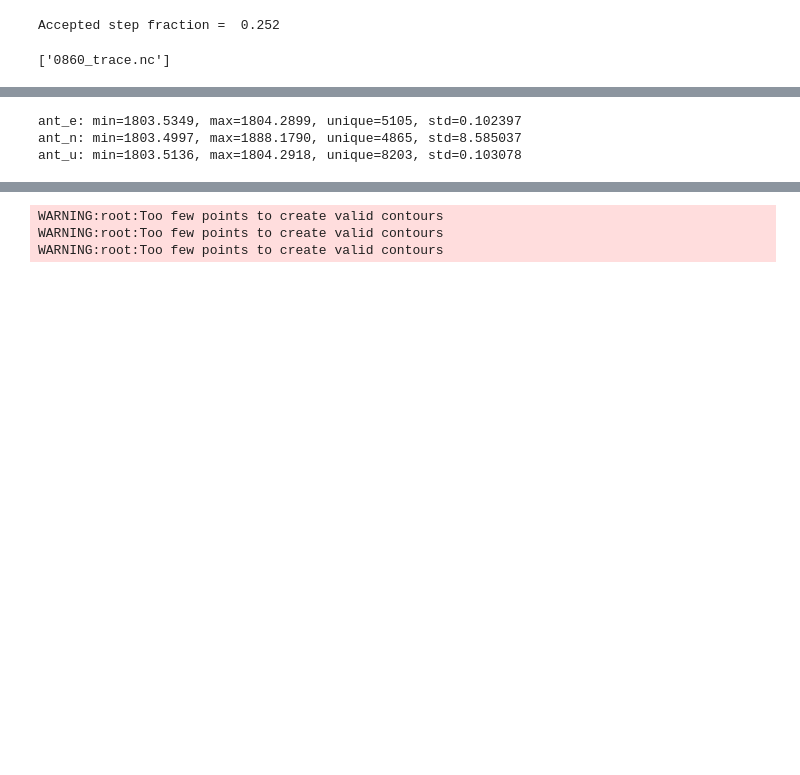
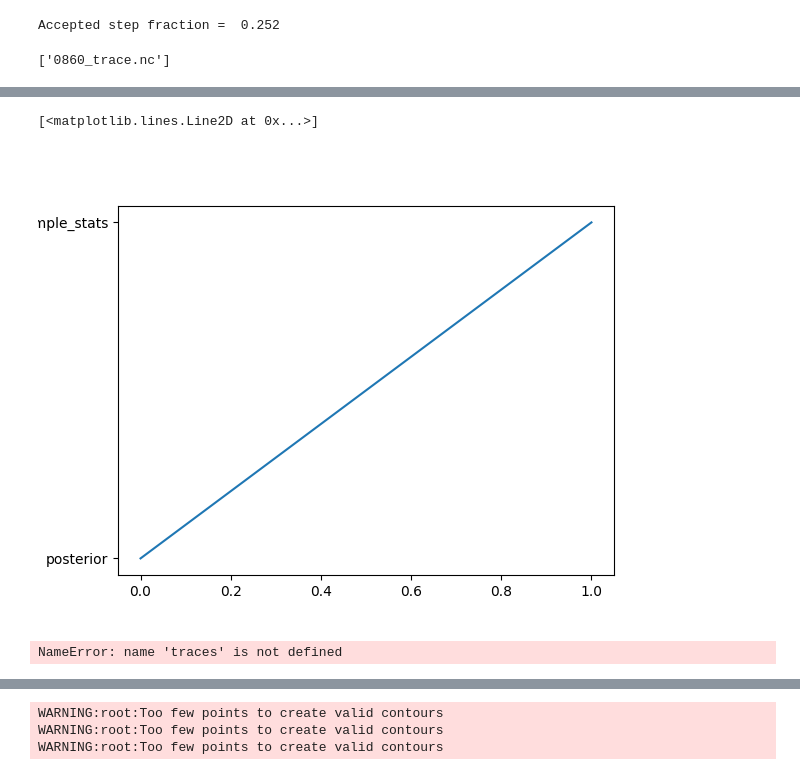
Before and after one commit to AaronParsons/eigsep_terrain, a Jupyter notebook: notebooks/EIGSEP Image Fit.ipynb, the cells around one changed output, grey strips where cells are left out. Drawn from its saved outputs; the diff is of its cells as text; code cells hidden in the pictures; blank space fills up the shorter version.

Commit message:
loading trace

```diff
--- a/notebooks/EIGSEP Image Fit.ipynb
+++ b/notebooks/EIGSEP Image Fit.ipynb
@@ -253,7 +257,7 @@ traces = {f.split('_')[0]: arviz.from_netcdf(f) for f in trace_files}
 ['0860_trace.nc']
 # %%
 # Load the trace file
-trace = arviz.from_netcdf("0860_trace.nc")
+trace = arviz.from_netcdf("/Users/komalkaur/Desktop/eigsep_stuff/eigsep_terrain/eigsep_terrain/trace_seed993.nc")
 
 # Check if it actually has samples (not constants)
 print("Checking if samples vary:")
@@ -268,3 +285,9 @@ ant_u: shape=(4, 2000, 3), std=1.030777e-01, range=7.782211e-01
+# %%
+fig, ax = plt.subplots()
+ax.plot(trace)
+# %% [output]
+[<matplotlib.lines.Line2D at 0x...>]
+[figure, added]
 # %%
 # Check if 0860 parameters actually vary
 posterior = traces['0860'].posterior
@@ -274,9 +297,7 @@ for var in posterior.data_vars:
     print(f"{var}: min={data.min():.4f}, max={data.max():.4f}, "
           f"unique={len(np.unique(data))}, std={data.std():.6f}")
 # %% [output]
-ant_e: min=1803.5349, max=1804.2899, unique=5105, std=0.102397
-ant_n: min=1803.4997, max=1888.1790, unique=4865, std=8.585037
-ant_u: min=1803.5136, max=1804.2918, unique=8203, std=0.103078
+NameError: name 'traces' is not defined
 # %%
 traces
 # %% [output]
```
Also changed, not shown: parts of 4 cells of this notebook, 3 other files.
